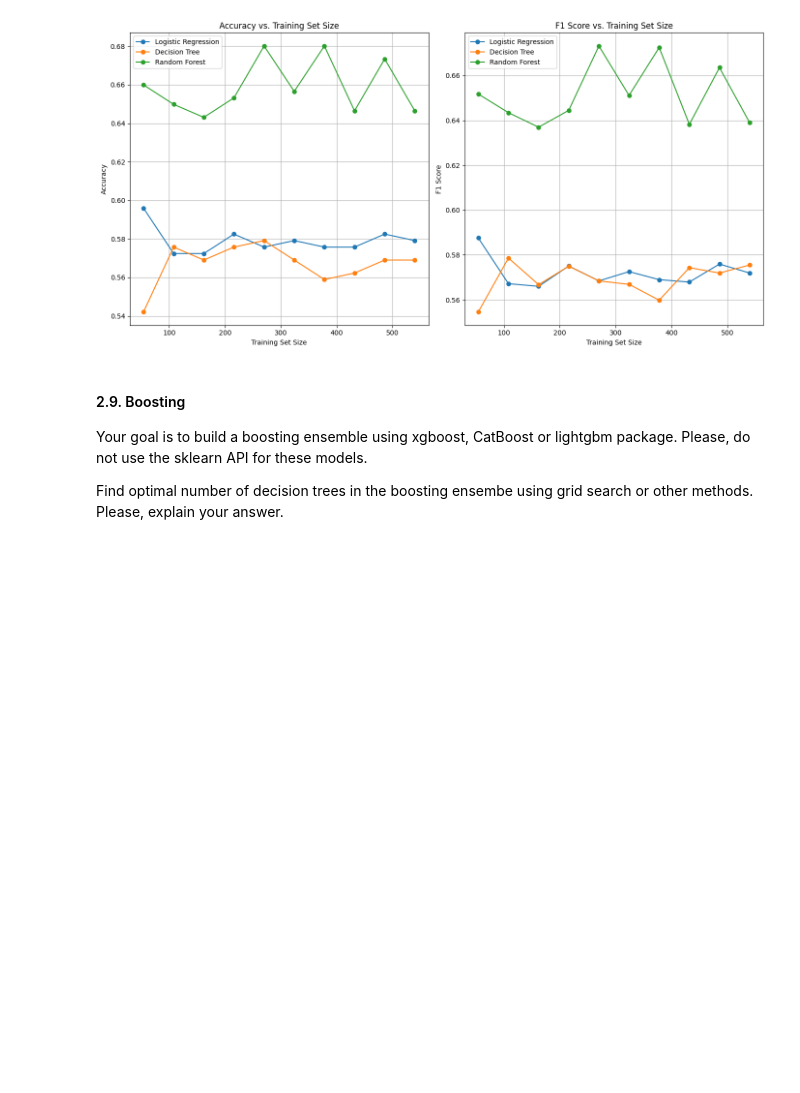
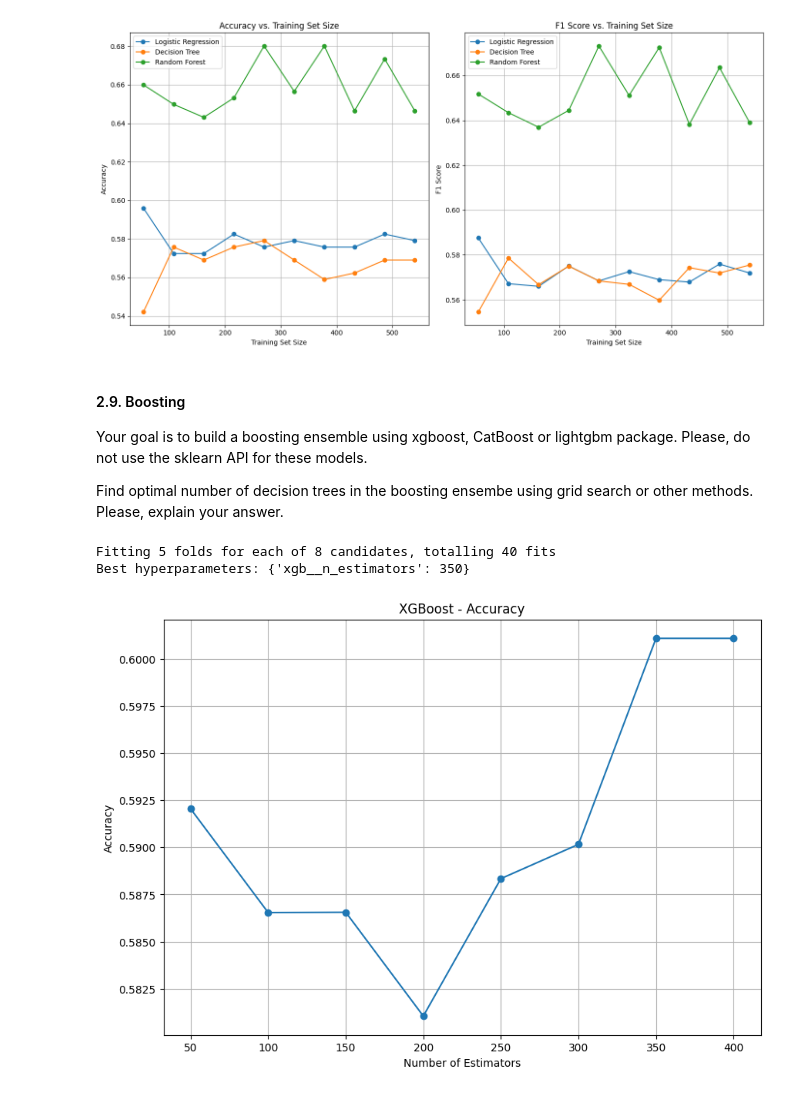
Before and after one commit to brayandm/master-machine-learning-homeworks, a Jupyter notebook: lab01_ml_pipeline/lab01_part2_ml_pipeline.ipynb, the cells around one changed output. Saved outputs shown, nothing was run; the diff lists cells and outputs as text; code cells hidden in the pictures; blank space fills up the shorter version.

```diff
--- a/lab01_ml_pipeline/lab01_part2_ml_pipeline.ipynb
+++ b/lab01_ml_pipeline/lab01_part2_ml_pipeline.ipynb
@@ -715,0 +714,39 @@ Please, explain your answer.
+# %%
+import xgboost as xgb
+from sklearn.model_selection import GridSearchCV
+
+num_classes = np.unique(y_train).shape[0]
+
+
+xgb_pipeline = Pipeline([
+    ('preprocessing', pca_pipeline),
+    ('xgb', xgb.XGBClassifier(learning_rate=0.1, objective='multi:softprob', num_class=num_classes, random_state=42))
+])
+
+param_grid = {
+    'xgb__n_estimators': [50, 100, 150, 200, 250, 300, 350, 400, 450, 500]
+}
+
+grid_search = GridSearchCV(estimator=xgb_pipeline, param_grid=param_grid, scoring='accuracy', cv=5, verbose=1)
+
+grid_search.fit(X_train, y_train)
+
+print("Best hyperparameters:", grid_search.best_params_)
+
+xgb_best_params = grid_search.best_params_
+
+xgb_accuracy_scores = grid_search.cv_results_['mean_test_score']
+
+plt.figure(figsize=(10, 7))
+
+plt.plot(param_grid['xgb__n_estimators'], xgb_accuracy_scores, marker='o')
+plt.title('XGBoost - Accuracy')
+plt.xlabel('Number of Estimators')
+plt.ylabel('Accuracy')
+plt.grid(True)
+
+plt.show()
+# %% [output]
+Fitting 5 folds for each of 8 candidates, totalling 40 fits
+Best hyperparameters: {'xgb__n_estimators': 350}
+[figure, added]
```
Also changed, not shown: parts of 1 cell of this notebook.
